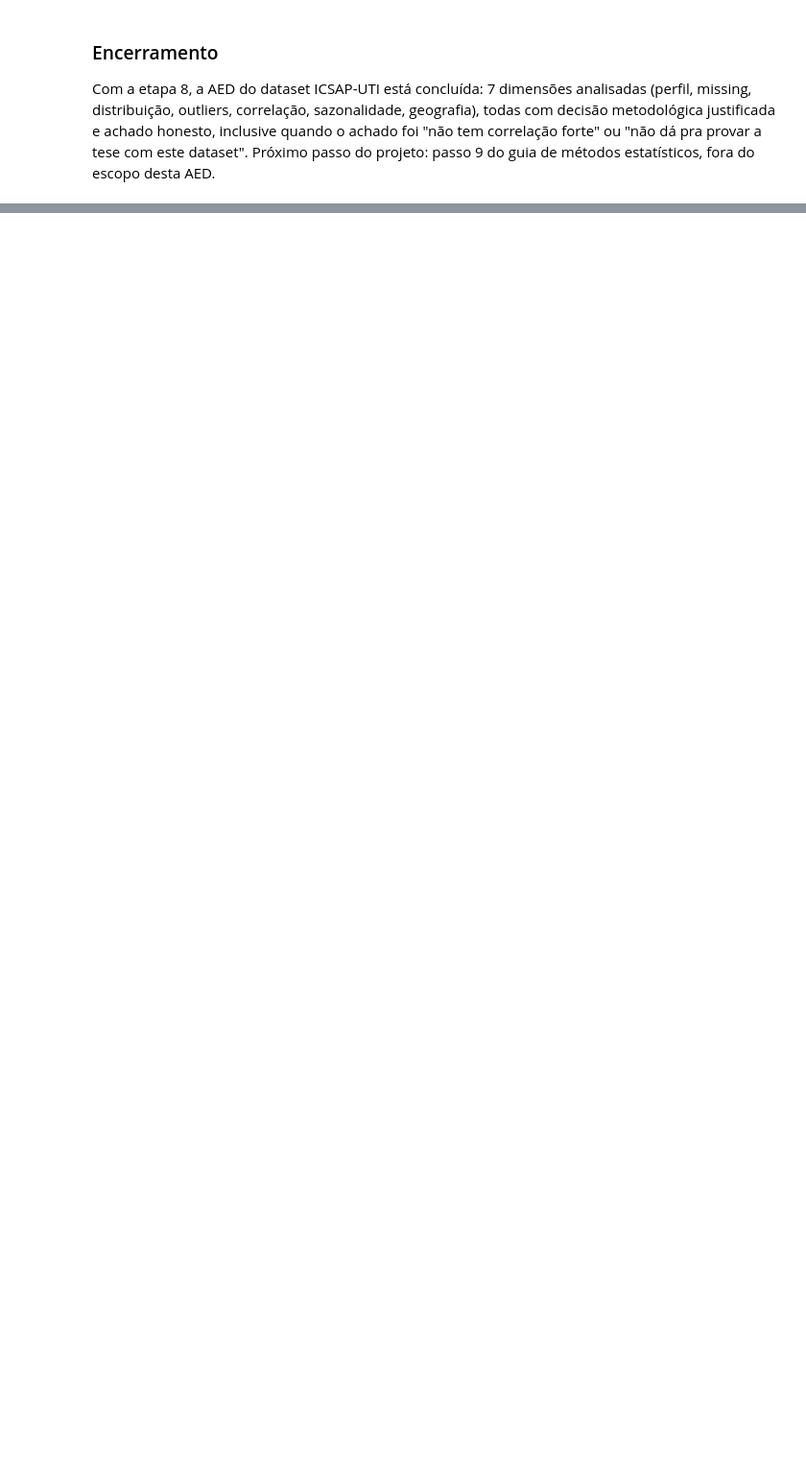
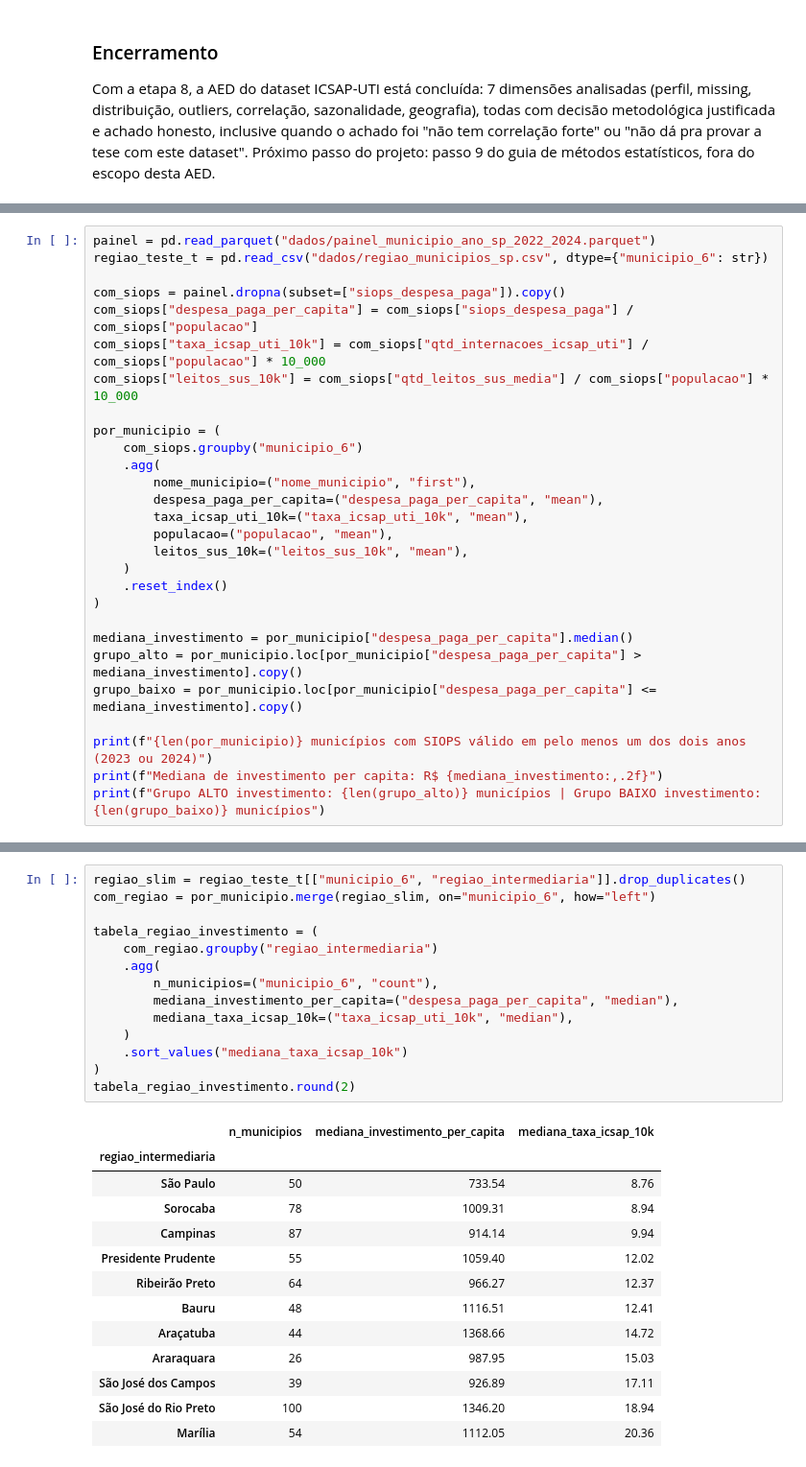
Before and after one commit to yasminyumit/clariti-oci, a Jupyter notebook: notebooks/AED_ICSAP_UTI_SP_10.ipynb, the cells around one changed output, grey strips where cells are left out. Shown at 96% size. Drawn from its saved outputs; the diff is of its cells as text; blank space fills up the shorter version.

```diff
--- a/notebooks/AED_ICSAP_UTI_SP_10.ipynb
+++ b/notebooks/AED_ICSAP_UTI_SP_10.ipynb
@@ -1086,0 +1101,28 @@ Com a etapa 8, a AED do dataset ICSAP-UTI está concluída: 7 dimensões analisa
+# %%
+painel = pd.read_parquet("dados/painel_municipio_ano_sp_2022_2024.parquet")
+regiao_teste_t = pd.read_csv("dados/regiao_municipios_sp.csv", dtype={"municipio_6": str})
+
+com_siops = painel.dropna(subset=["siops_despesa_paga"]).copy()
+com_siops["despesa_paga_per_capita"] = com_siops["siops_despesa_paga"] / com_siops["populacao"]
+com_siops["taxa_icsap_uti_10k"] = com_siops["qtd_internacoes_icsap_uti"] / com_siops["populacao"] * 10_000
+com_siops["leitos_sus_10k"] = com_siops["qtd_leitos_sus_media"] / com_siops["populacao"] * 10_000
+
+por_municipio = (
+    com_siops.groupby("municipio_6")
+    .agg(
+        nome_municipio=("nome_municipio", "first"),
+        despesa_paga_per_capita=("despesa_paga_per_capita", "mean"),
+        taxa_icsap_uti_10k=("taxa_icsap_uti_10k", "mean"),
+        populacao=("populacao", "mean"),
+        leitos_sus_10k=("leitos_sus_10k", "mean"),
+    )
+    .reset_index()
+)
+
+mediana_investimento = por_municipio["despesa_paga_per_capita"].median()
+grupo_alto = por_municipio.loc[por_municipio["despesa_paga_per_capita"] > mediana_investimento].copy()
+grupo_baixo = por_municipio.loc[por_municipio["despesa_paga_per_capita"] <= mediana_investimento].copy()
+
+print(f"{len(por_municipio)} municípios com SIOPS válido em pelo menos um dos dois anos (2023 ou 2024)")
+print(f"Mediana de investimento per capita: R$ {mediana_investimento:,.2f}")
+print(f"Grupo ALTO investimento: {len(grupo_alto)} municípios | Grupo BAIXO investimento: {len(grupo_baixo)} municípios")
@@ -1086,0 +1268,28 @@ Com a etapa 8, a AED do dataset ICSAP-UTI está concluída: 7 dimensões analisa
+# %%
+regiao_slim = regiao_teste_t[["municipio_6", "regiao_intermediaria"]].drop_duplicates()
+com_regiao = por_municipio.merge(regiao_slim, on="municipio_6", how="left")
+
+tabela_regiao_investimento = (
+    com_regiao.groupby("regiao_intermediaria")
+    .agg(
+        n_municipios=("municipio_6", "count"),
+        mediana_investimento_per_capita=("despesa_paga_per_capita", "median"),
+        mediana_taxa_icsap_10k=("taxa_icsap_uti_10k", "median"),
+    )
+    .sort_values("mediana_taxa_icsap_10k")
+)
+tabela_regiao_investimento.round(2)
+# %% [output]
+|  | n_municipios | mediana_investimento_per_capita | mediana_taxa_icsap_10k |
+| regiao_intermediaria |  |  |  |
+| São Paulo | 50 | 733.54 | 8.76 |
+| Sorocaba | 78 | 1009.31 | 8.94 |
+| Campinas | 87 | 914.14 | 9.94 |
+| Presidente Prudente | 55 | 1059.40 | 12.02 |
+| Ribeirão Preto | 64 | 966.27 | 12.37 |
+| Bauru | 48 | 1116.51 | 12.41 |
+| Araçatuba | 44 | 1368.66 | 14.72 |
+| Araraquara | 26 | 987.95 | 15.03 |
+| São José dos Campos | 39 | 926.89 | 17.11 |
+| São José do Rio Preto | 100 | 1346.20 | 18.94 |
+| Marília | 54 | 1112.05 | 20.36 |
```
Also changed, not shown: parts of 37 cells of this notebook.
